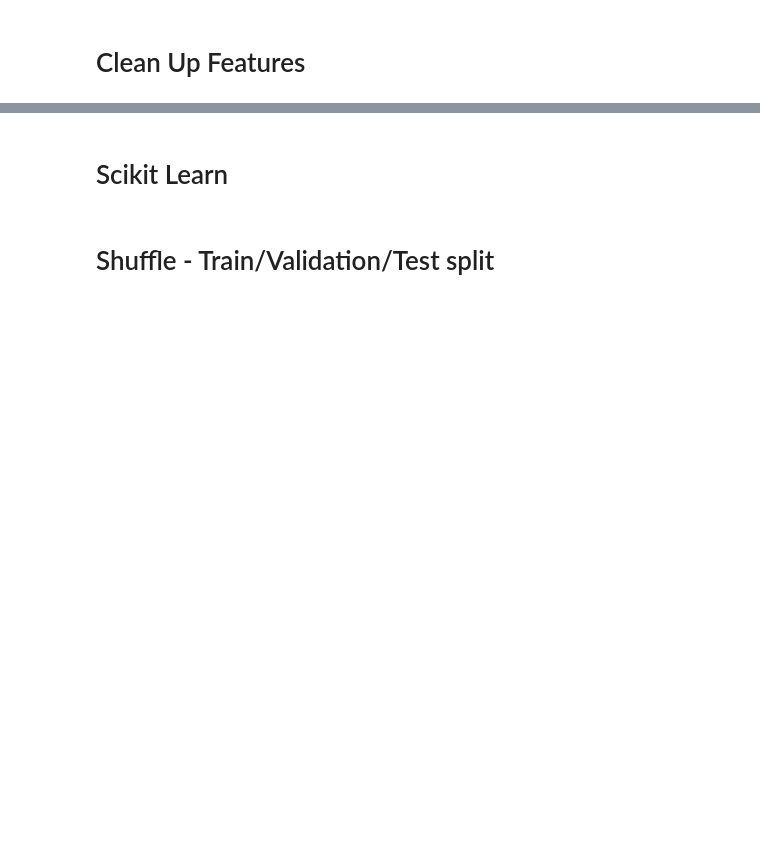
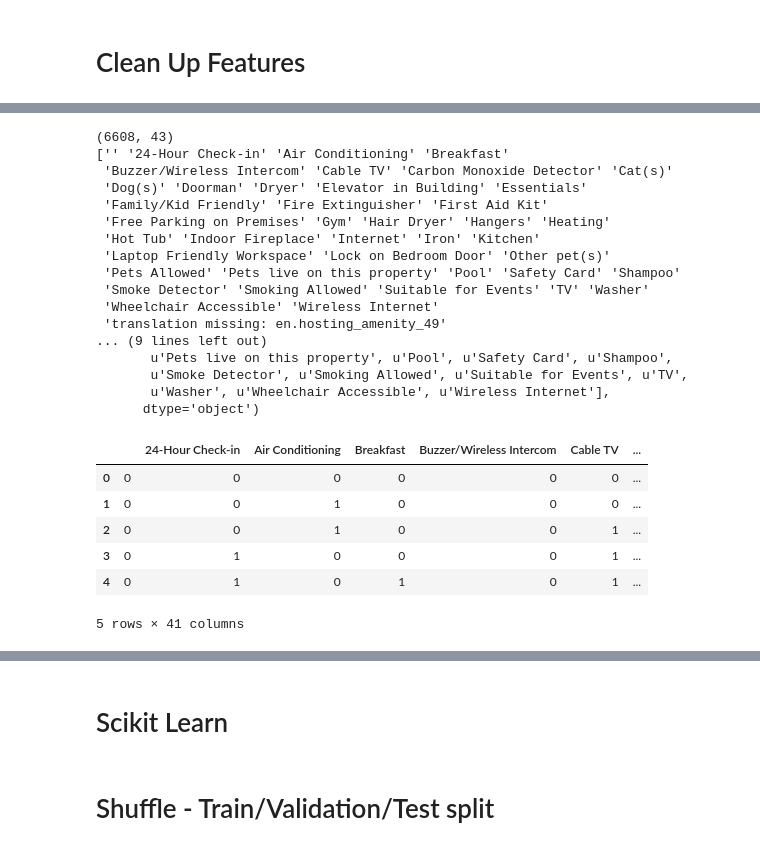
Before and after one commit to antellgc/AirbnBeacon, a Jupyter notebook: Notebooks/simple_model.ipynb, the cells around one changed output, grey strips where cells are left out. Saved outputs shown, nothing was run; the diff lists cells and outputs as text; code cells hidden in the pictures; blank space fills up the shorter version.

```diff
--- a/Notebooks/simple_model.ipynb
+++ b/Notebooks/simple_model.ipynb
@@ -94,4 +62,0 @@ from sklearn.preprocessing import MultiLabelBinarizer
-# %%
-pre_df.dropna(inplace=True)
-print pre_df.shape
-pre_df.head()
@@ -106,0 +63,46 @@ pre_df.head()
+# %%
+# get dummies
+# pre_df = pd.get_dummies(pre_df)
+
+# get binary
+from sklearn.preprocessing import MultiLabelBinarizer
+mlb = MultiLabelBinarizer()
+# %%
+X = mlb.fit_transform(pre_df.amenities)
+print X.shape
+print mlb.classes_
+a_df = pd.DataFrame(X, columns=mlb.classes_)
+
+# remove the weird columns
+#a_df.drop('')
+a_df.drop('translation missing: en.hosting_amenity_49', axis=1, inplace=True)
+a_df.drop('translation missing: en.hosting_amenity_50', axis=1, inplace=True)
+
+print a_df.columns
+
+a_df.head()
+# %% [output]
+(6608, 43)
+['' '24-Hour Check-in' 'Air Conditioning' 'Breakfast'
+ 'Buzzer/Wireless Intercom' 'Cable TV' 'Carbon Monoxide Detector' 'Cat(s)'
+ 'Dog(s)' 'Doorman' 'Dryer' 'Elevator in Building' 'Essentials'
+ 'Family/Kid Friendly' 'Fire Extinguisher' 'First Aid Kit'
+ 'Free Parking on Premises' 'Gym' 'Hair Dryer' 'Hangers' 'Heating'
+ 'Hot Tub' 'Indoor Fireplace' 'Internet' 'Iron' 'Kitchen'
+ 'Laptop Friendly Workspace' 'Lock on Bedroom Door' 'Other pet(s)'
+ 'Pets Allowed' 'Pets live on this property' 'Pool' 'Safety Card' 'Shampoo'
+ 'Smoke Detector' 'Smoking Allowed' 'Suitable for Events' 'TV' 'Washer'
+ 'Wheelchair Accessible' 'Wireless Internet'
+ 'translation missing: en.hosting_amenity_49'
+... (9 lines left out)
+       u'Pets live on this property', u'Pool', u'Safety Card', u'Shampoo',
+       u'Smoke Detector', u'Smoking Allowed', u'Suitable for Events', u'TV',
+       u'Washer', u'Wheelchair Accessible', u'Wireless Internet'],
+      dtype='object')
+|  |  | 24-Hour Check-in | Air Conditioning | Breakfast | Buzzer/Wireless Intercom | Cable TV | ... |
+| 0 | 0 | 0 | 0 | 0 | 0 | 0 | ... |
+| 1 | 0 | 0 | 1 | 0 | 0 | 0 | ... |
+| 2 | 0 | 0 | 1 | 0 | 0 | 1 | ... |
+| 3 | 0 | 1 | 0 | 0 | 0 | 1 | ... |
+| 4 | 0 | 1 | 0 | 1 | 0 | 1 | ... |
+5 rows × 41 columns
```
Also changed, not shown: parts of 5 cells of this notebook.
